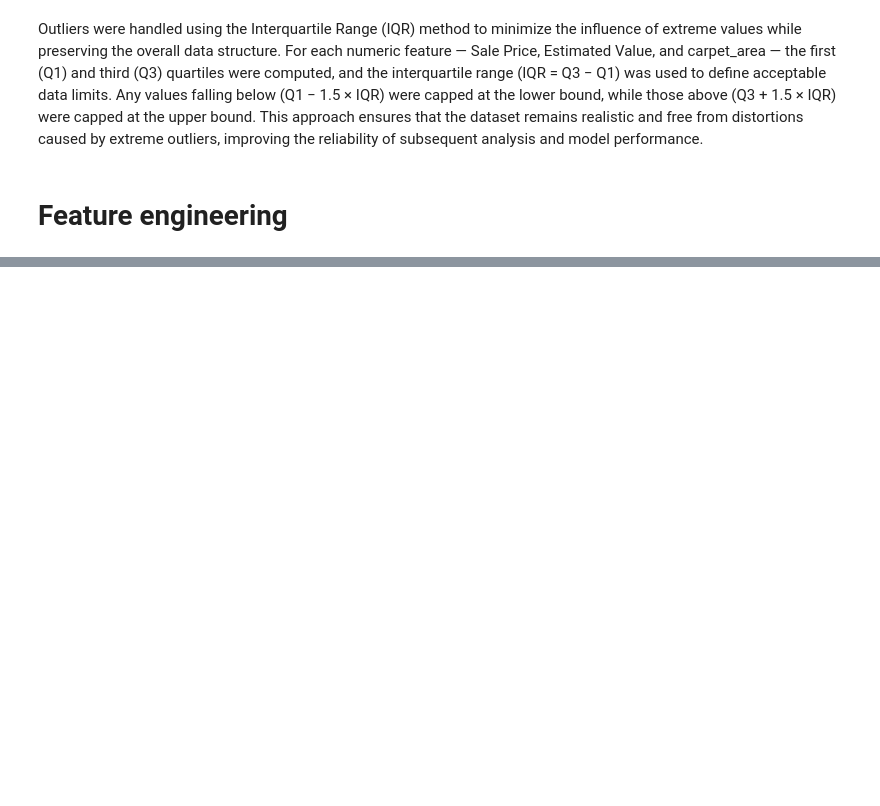
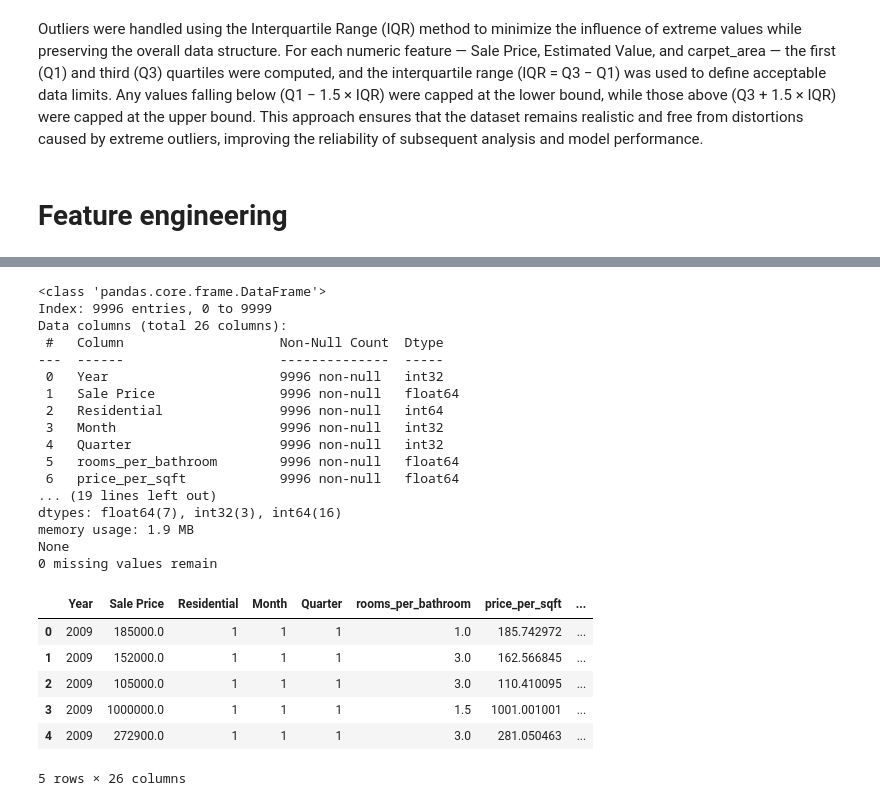
Before and after one commit to kibosivy/Property-Prices-Predictions, a Jupyter notebook: data_cleaning.ipynb, the cells around one changed output, grey strips where cells are left out. Drawn from its saved outputs; the diff is of its cells as text; code cells hidden in the pictures; blank space fills up the shorter version.

```diff
--- a/data_cleaning.ipynb
+++ b/data_cleaning.ipynb
@@ -126,0 +157,42 @@ df.head()
+# %%
+# feature selection
+redundant_cols = [
+    'Date',
+    'carpet_area',
+    'Estimated Value',
+    'num_rooms',
+    'num_bathrooms',
+    'property_tax_rate'
+]
+df.drop(columns=redundant_cols, inplace=True, errors='ignore')
+# %%
+# final structure
+print(df.info())
+print(df.isnull().sum().sum(), "missing values remain")
+
+df.head()
+# %% [output]
+<class 'pandas.core.frame.DataFrame'>
+Index: 9996 entries, 0 to 9999
+Data columns (total 26 columns):
+ #   Column                    Non-Null Count  Dtype
+---  ------                    --------------  -----
+ 0   Year                      9996 non-null   int32
+ 1   Sale Price                9996 non-null   float64
+ 2   Residential               9996 non-null   int64
+ 3   Month                     9996 non-null   int32
+ 4   Quarter                   9996 non-null   int32
+ 5   rooms_per_bathroom        9996 non-null   float64
+ 6   price_per_sqft            9996 non-null   float64
+... (19 lines left out)
+dtypes: float64(7), int32(3), int64(16)
+memory usage: 1.9 MB
+None
+0 missing values remain
+|  | Year | Sale Price | Residential | Month | Quarter | rooms_per_bathroom | price_per_sqft | ... |
+| 0 | 2009 | 185000.0 | 1 | 1 | 1 | 1.0 | 185.742972 | ... |
+| 1 | 2009 | 152000.0 | 1 | 1 | 1 | 3.0 | 162.566845 | ... |
+| 2 | 2009 | 105000.0 | 1 | 1 | 1 | 3.0 | 110.410095 | ... |
+| 3 | 2009 | 1000000.0 | 1 | 1 | 1 | 1.5 | 1001.001001 | ... |
+| 4 | 2009 | 272900.0 | 1 | 1 | 1 | 3.0 | 281.050463 | ... |
+5 rows × 26 columns
```
Also changed, not shown: parts of 4 cells of this notebook, 2 other files.
